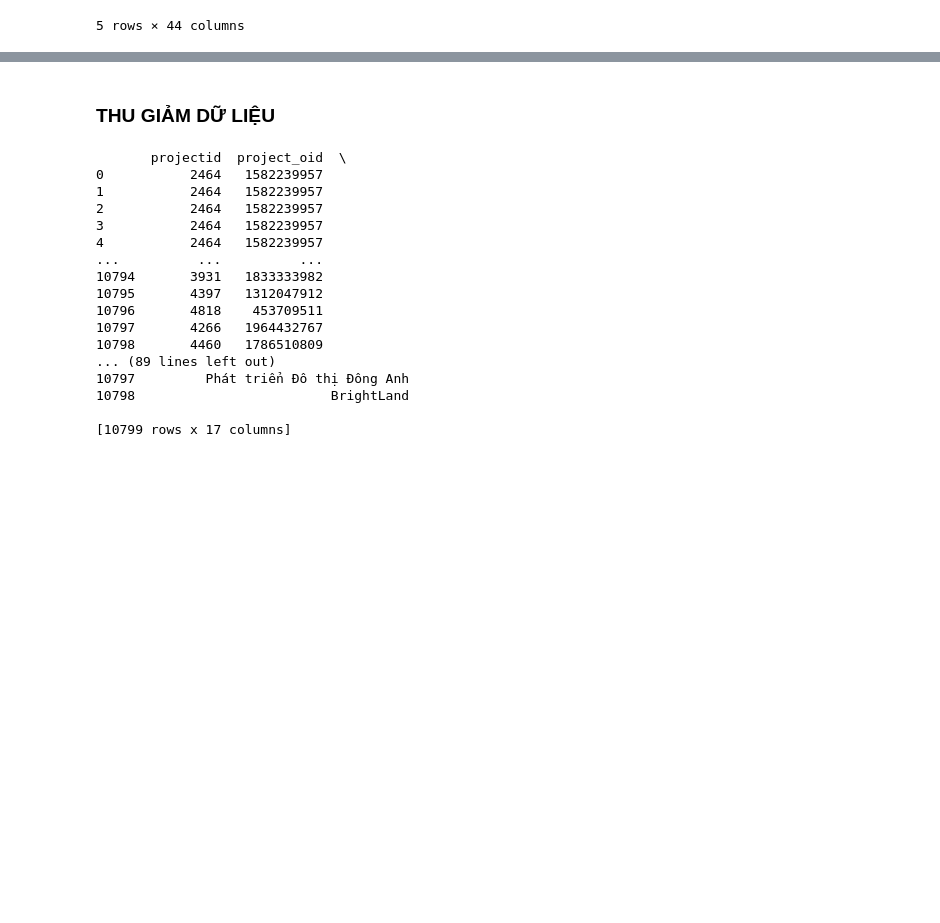
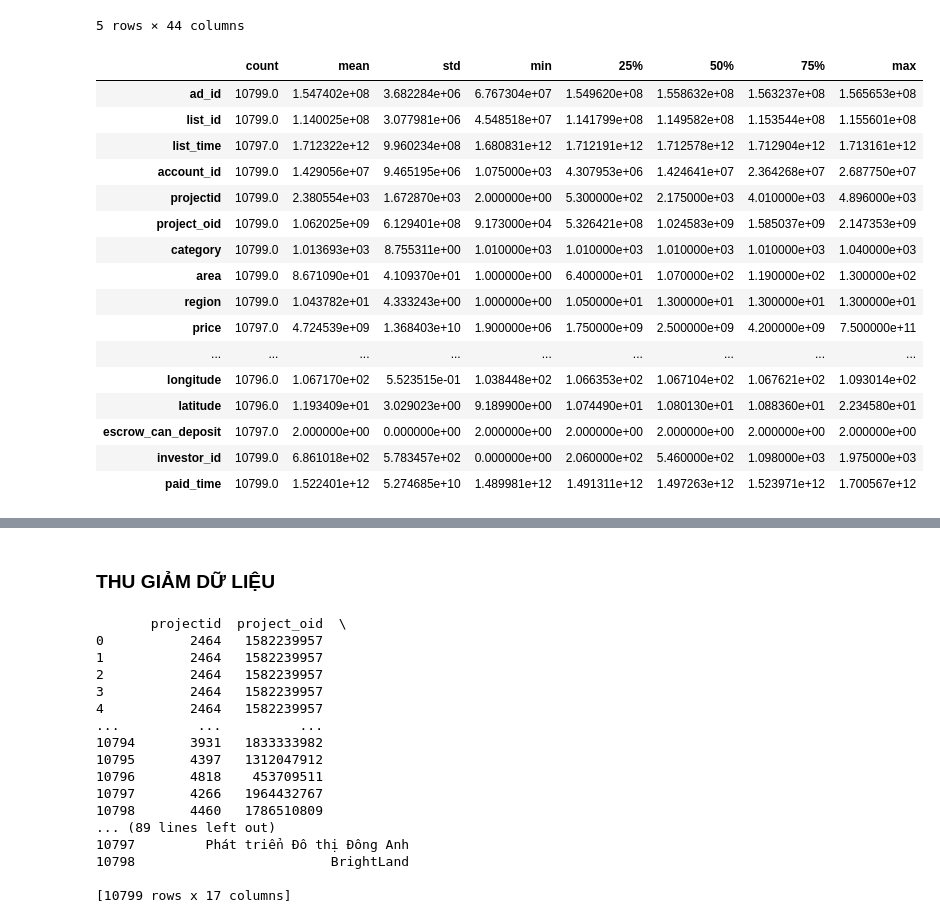
Before and after one commit to uit-ntn/estate-price-prediction, a Jupyter notebook: Data_preprocessing.ipynb, the cells around one changed output, grey strips where cells are left out. Saved outputs shown, nothing was run; the diff lists cells and outputs as text; code cells hidden in the pictures; blank space fills up the shorter version.

```diff
--- a/Data_preprocessing.ipynb
+++ b/Data_preprocessing.ipynb
@@ -31,3 +54,23 @@ merged_df.head()
 | 3 | 155978499 | 115057158 | 1.711619e+12 | 3 tuần trước | 25481412 | 2464 | 1582239957 | ed86d1bdfae46ca66407c9ea8588d034 | Nguyễn Khắc Thành | ... |
 | 4 | 155935060 | 115019801 | 1.711522e+12 | 3 tuần trước | 3737279 | 2464 | 1582239957 | 569a0038167cba4a32f856190c415c76 | Khanh | ... |
 5 rows × 44 columns
+# %%
+merged_df.describe().T
+# %% [output]
+|  | count | mean | std | min | 25% | 50% | 75% | max |
+| ad_id | 10799.0 | 1.547402e+08 | 3.682284e+06 | 6.767304e+07 | 1.549620e+08 | 1.558632e+08 | 1.563237e+08 | 1.565653e+08 |
+| list_id | 10799.0 | 1.140025e+08 | 3.077981e+06 | 4.548518e+07 | 1.141799e+08 | 1.149582e+08 | 1.153544e+08 | 1.155601e+08 |
+| list_time | 10797.0 | 1.712322e+12 | 9.960234e+08 | 1.680831e+12 | 1.712191e+12 | 1.712578e+12 | 1.712904e+12 | 1.713161e+12 |
+| account_id | 10799.0 | 1.429056e+07 | 9.465195e+06 | 1.075000e+03 | 4.307953e+06 | 1.424641e+07 | 2.364268e+07 | 2.687750e+07 |
+| projectid | 10799.0 | 2.380554e+03 | 1.672870e+03 | 2.000000e+00 | 5.300000e+02 | 2.175000e+03 | 4.010000e+03 | 4.896000e+03 |
+| project_oid | 10799.0 | 1.062025e+09 | 6.129401e+08 | 9.173000e+04 | 5.326421e+08 | 1.024583e+09 | 1.585037e+09 | 2.147353e+09 |
+| category | 10799.0 | 1.013693e+03 | 8.755311e+00 | 1.010000e+03 | 1.010000e+03 | 1.010000e+03 | 1.010000e+03 | 1.040000e+03 |
+| area | 10799.0 | 8.671090e+01 | 4.109370e+01 | 1.000000e+00 | 6.400000e+01 | 1.070000e+02 | 1.190000e+02 | 1.300000e+02 |
+| region | 10799.0 | 1.043782e+01 | 4.333243e+00 | 1.000000e+00 | 1.050000e+01 | 1.300000e+01 | 1.300000e+01 | 1.300000e+01 |
+| price | 10797.0 | 4.724539e+09 | 1.368403e+10 | 1.900000e+06 | 1.750000e+09 | 2.500000e+09 | 4.200000e+09 | 7.500000e+11 |
+| ... | ... | ... | ... | ... | ... | ... | ... | ... |
+| longitude | 10796.0 | 1.067170e+02 | 5.523515e-01 | 1.038448e+02 | 1.066353e+02 | 1.067104e+02 | 1.067621e+02 | 1.093014e+02 |
+| latitude | 10796.0 | 1.193409e+01 | 3.029023e+00 | 9.189900e+00 | 1.074490e+01 | 1.080130e+01 | 1.088360e+01 | 2.234580e+01 |
+| escrow_can_deposit | 10797.0 | 2.000000e+00 | 0.000000e+00 | 2.000000e+00 | 2.000000e+00 | 2.000000e+00 | 2.000000e+00 | 2.000000e+00 |
+| investor_id | 10799.0 | 6.861018e+02 | 5.783457e+02 | 0.000000e+00 | 2.060000e+02 | 5.460000e+02 | 1.098000e+03 | 1.975000e+03 |
+| paid_time | 10799.0 | 1.522401e+12 | 5.274685e+10 | 1.489981e+12 | 1.491311e+12 | 1.497263e+12 | 1.523971e+12 | 1.700567e+12 |
```
Also changed, not shown: parts of 56 cells of this notebook, 8 other files.
